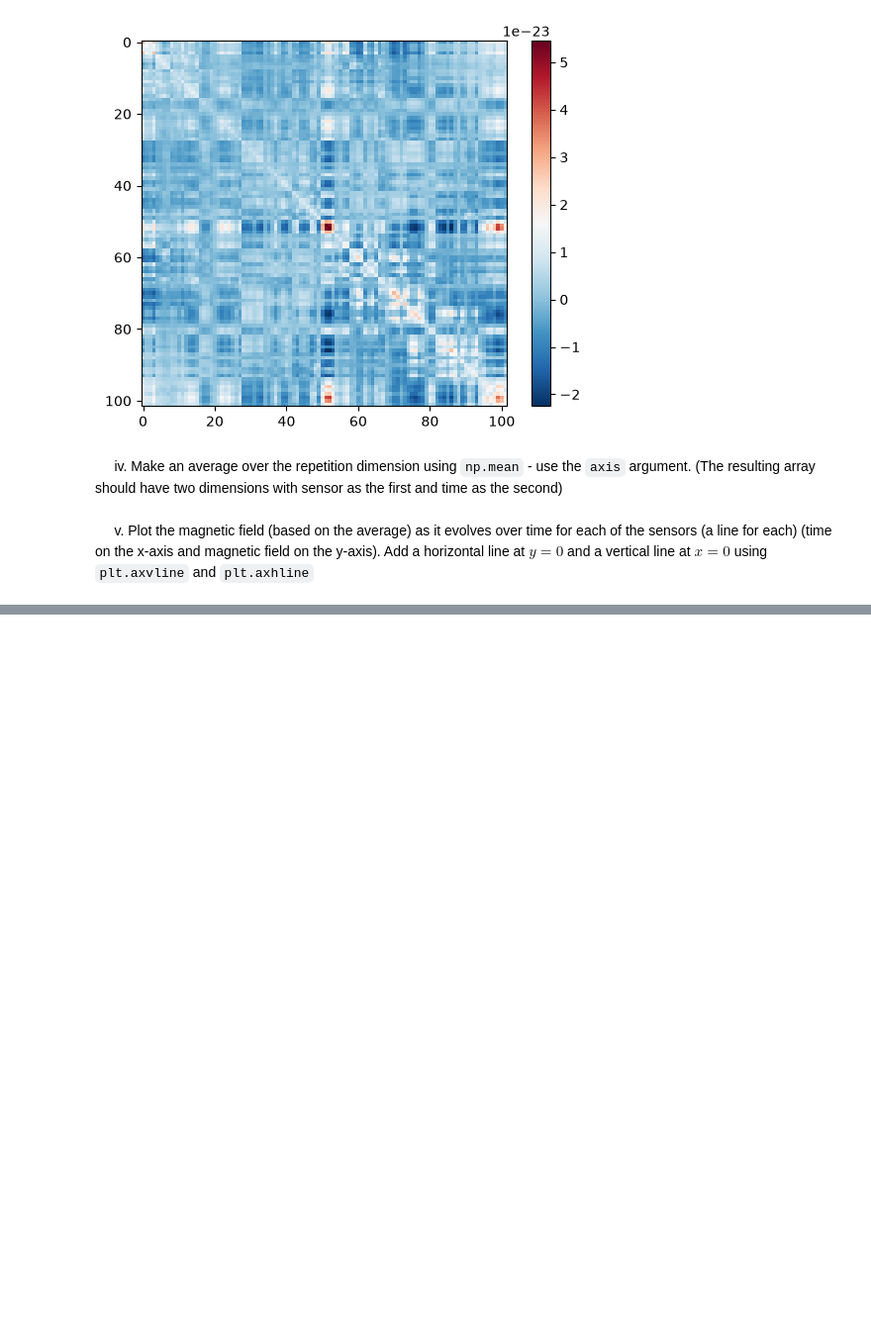
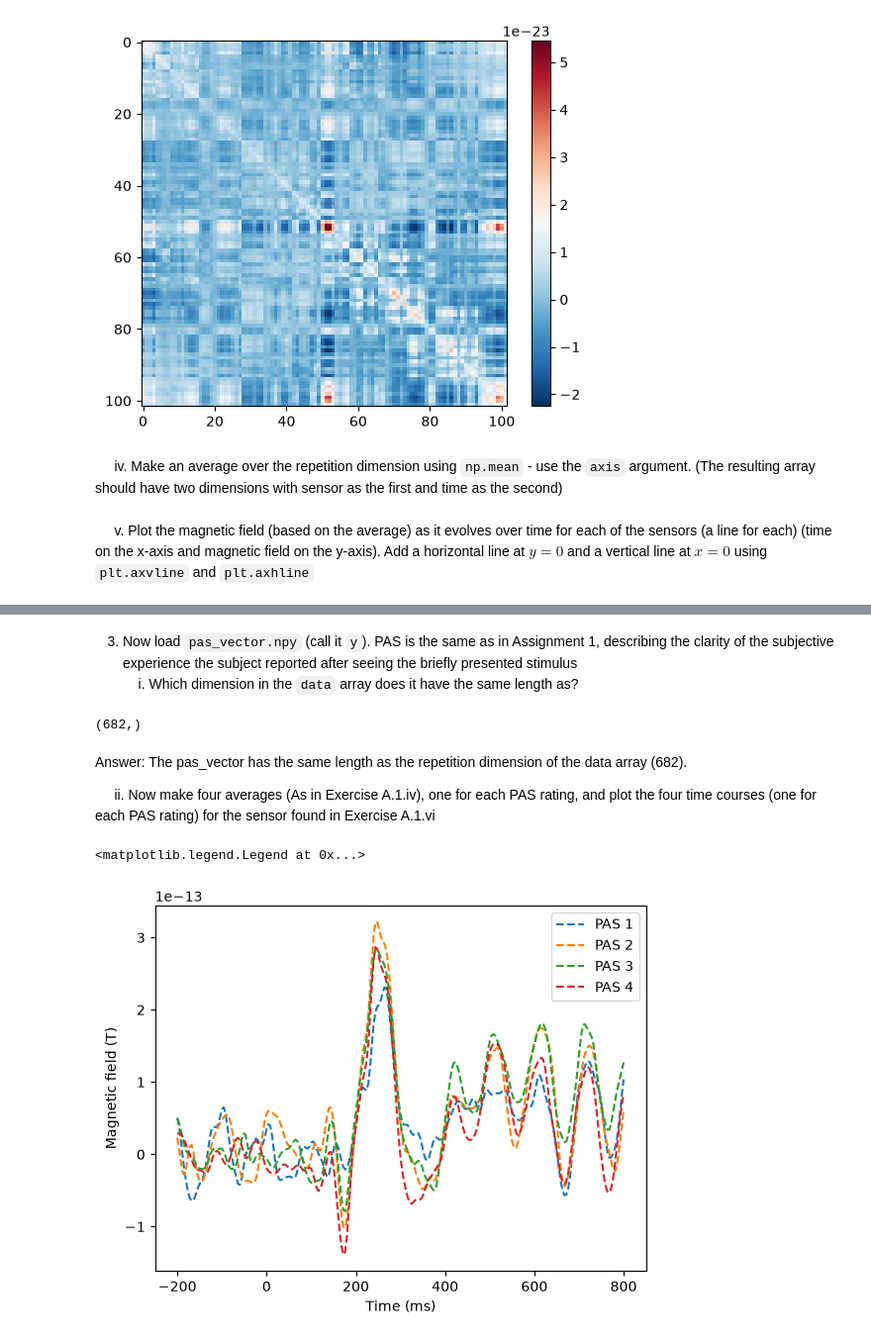
Before and after one commit to alfbeedholm/Methods_3_assignments_group_2, a Jupyter notebook: assignment_2/assignment_2 - Florin.ipynb, the cells around one changed output, grey strips where cells are left out. Shown at 99% size. Cells and saved outputs as stored; diff of their text form; code cells hidden in the pictures; blank space fills up the shorter version.

```diff
--- a/assignment_2/assignment_2 - Florin.ipynb
+++ b/assignment_2/assignment_2 - Florin.ipynb
@@ -81,0 +102,21 @@ plt.axhline(0)
+# %% [markdown]
+3) Now load `pas_vector.npy` (call it `y`). PAS is the same as in Assignment 1, describing the clarity of the subjective experience the subject reported after seeing the briefly presented stimulus
+&nbsp;&nbsp;&nbsp;&nbsp;i. Which dimension in the `data` array does it have the same length as?
+# %%
+y = np.load(os.path.join(path, 'pas_vector.npy'))
+print(y.shape)
+# %% [output]
+(682,)
+# %% [markdown]
+Answer: The pas_vector has the same length as the repetition dimension of the data array (682).
+
+&nbsp;&nbsp;&nbsp;&nbsp;    ii. Now make four averages (As in Exercise A.1.iv), one for each PAS rating, and plot the four time courses (one for each PAS rating) for the sensor found in Exercise A.1.vi
+# %%
+for pas in np.unique(y):
+    plt.plot(times,np.mean(megmag_data[y == pas, max_sensor_id], axis=0), label=f'PAS {pas}', linestyle='--')
+plt.xlabel('Time (ms)')
+plt.ylabel('Magnetic field (T)')
+plt.legend()
+# %% [output]
+<matplotlib.legend.Legend at 0x...>
+[figure, added]
```
Also changed, not shown: parts of 11 cells of this notebook.
